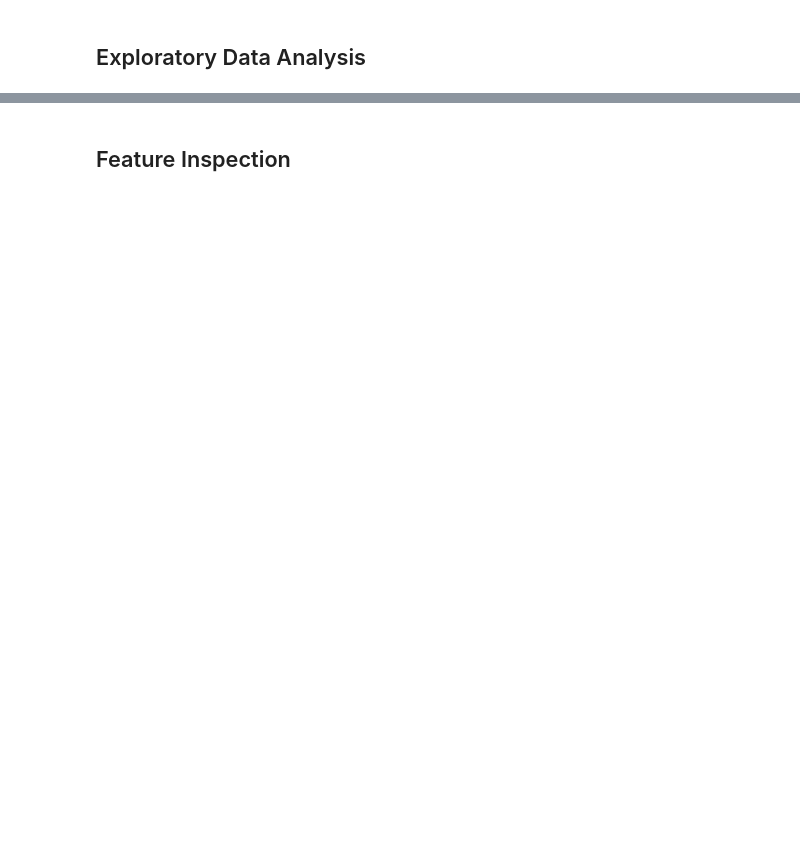
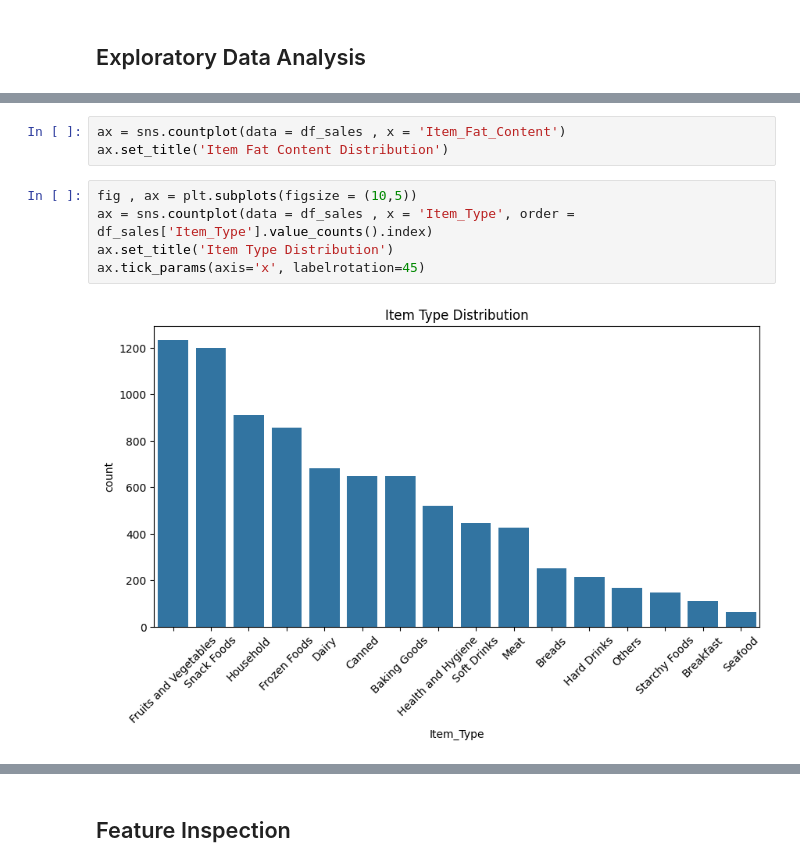
Before and after one commit to Areej73/Prediction-of-Product-Sales, a Jupyter notebook: Prediction_of_product_Sales_.ipynb, the cells around one changed output, grey strips where cells are left out. Saved outputs shown, nothing was run; the diff lists cells and outputs as text; blank space fills up the shorter version.

```diff
--- a/Prediction_of_product_Sales_.ipynb
+++ b/Prediction_of_product_Sales_.ipynb
@@ -327,0 +360,10 @@ Name: Item_Outlet_Sales, dtype: float64
+# %%
+ax = sns.countplot(data = df_sales , x = 'Item_Fat_Content')
+ax.set_title('Item Fat Content Distribution')
+# %%
+fig , ax = plt.subplots(figsize = (10,5))
+ax = sns.countplot(data = df_sales , x = 'Item_Type', order = df_sales['Item_Type'].value_counts().index)
+ax.set_title('Item Type Distribution')
+ax.tick_params(axis='x', labelrotation=45)
+# %% [output]
+[figure, added]
```
Also changed, not shown: parts of 52 cells of this notebook.
